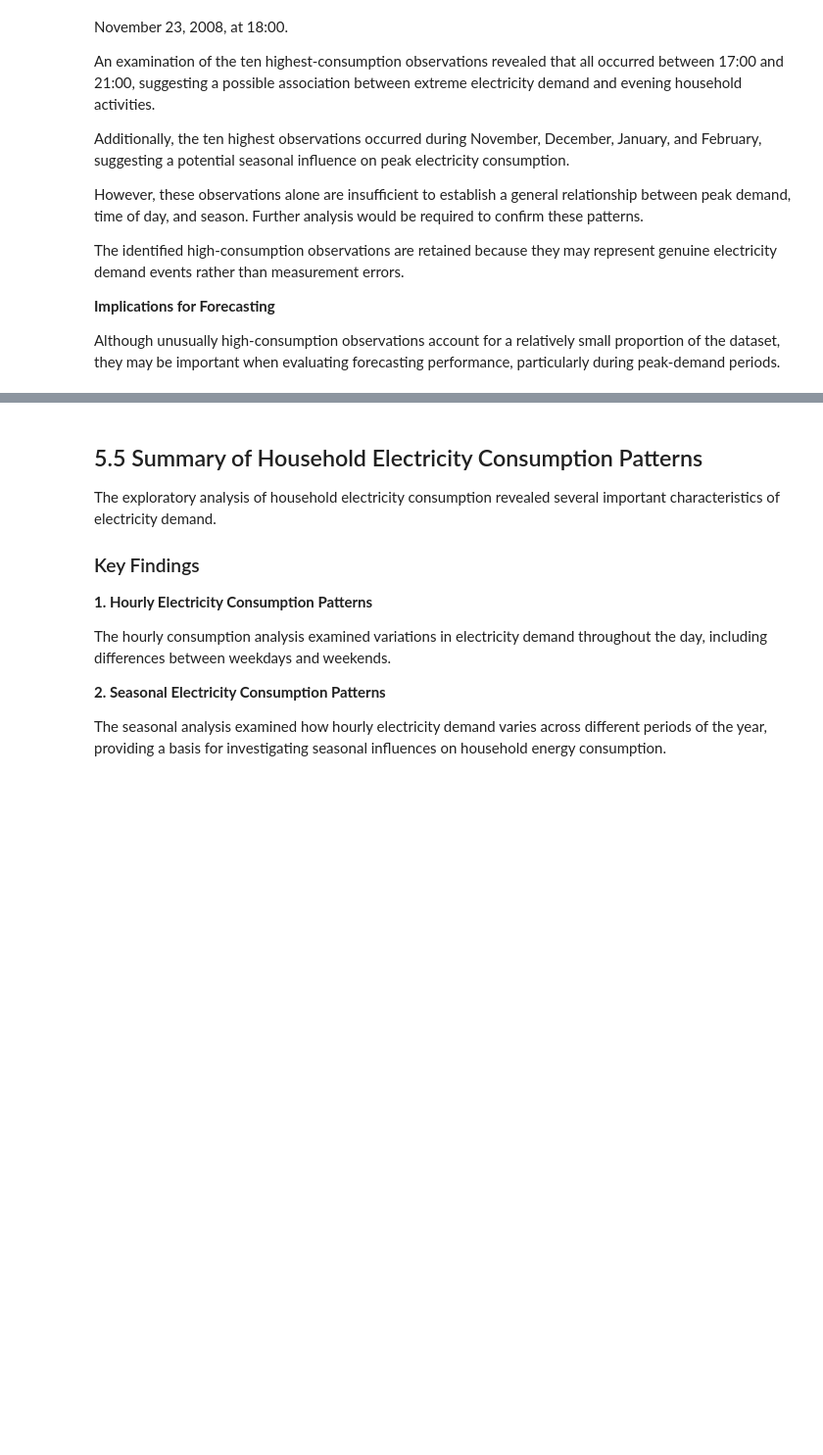
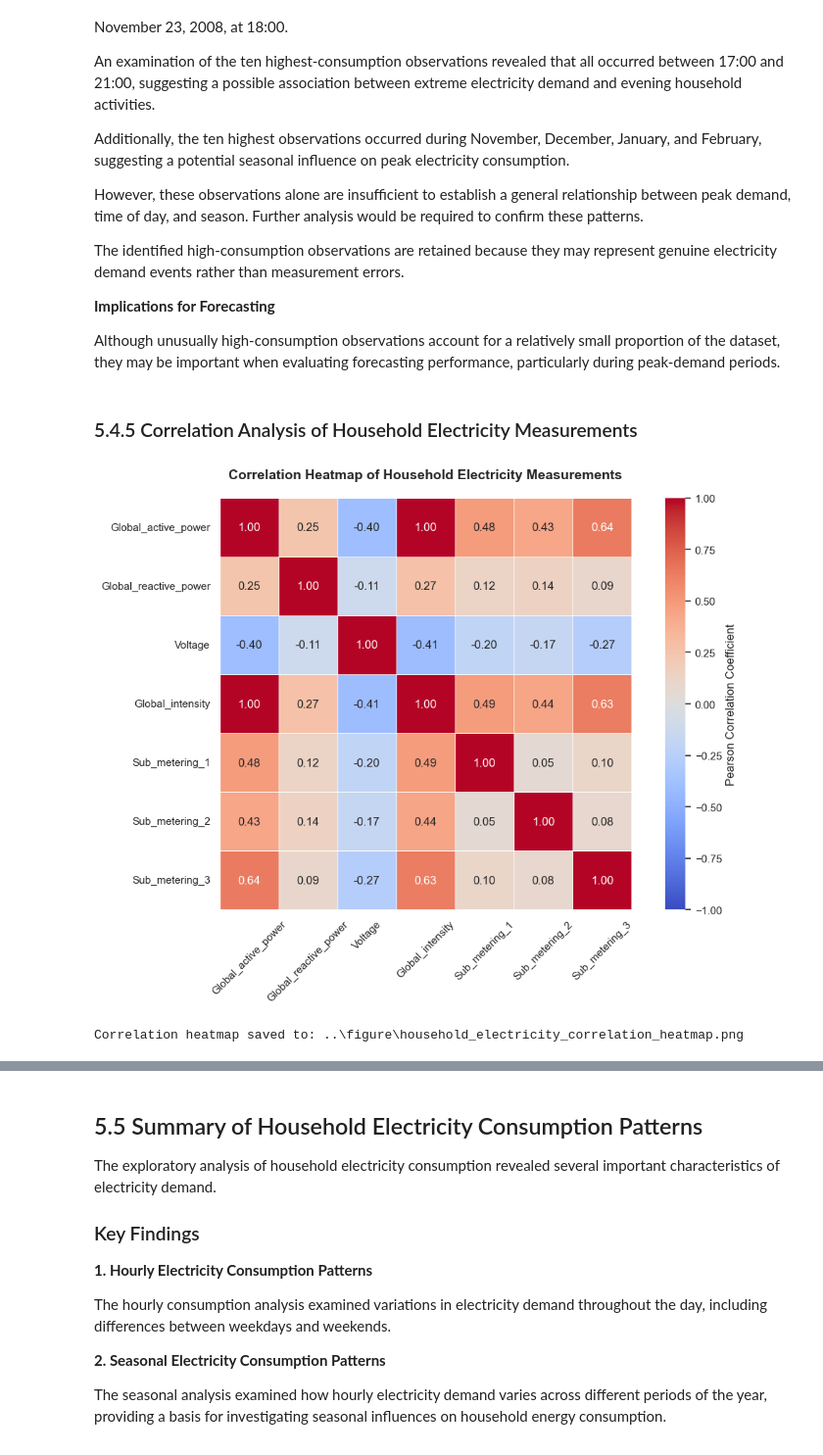
Before and after one commit to damisar/Household_Electricity_Consumption_Analysis_and_Forecasting, a Jupyter notebook: notebook/Household_Electricity_Consumption_Analysis_and_Forecasting.ipynb, the cells around one changed output, grey strips where cells are left out. Shown at 98% size. Cells and saved outputs as stored; diff of their text form; code cells hidden in the pictures; blank space fills up the shorter version.

Commit message:
Add correlation heatmap and EDA interpretation

```diff
--- a/notebook/Household_Electricity_Consumption_Analysis_and_Forecasting.ipynb
+++ b/notebook/Household_Electricity_Consumption_Analysis_and_Forecasting.ipynb
@@ -2826,3 +2826,78 @@ The identified high-consumption observations are retained because they may repre
 **Implications for Forecasting**
 
 Although unusually high-consumption observations account for a relatively small proportion of the dataset, they may be important when evaluating forecasting performance, particularly during peak-demand periods.
+# %% [markdown]
+
+### 5.4.5 Correlation Analysis of Household Electricity Measurements
+# %%
+
+# Correlation Heatmap of Household Electricity Measurements
+
+# Select the seven electricity measurement variables
+correlation_columns = [
+    "Global_active_power",
+    "Global_reactive_power",
+    "Voltage",
+    "Global_intensity",
+    "Sub_metering_1",
+    "Sub_metering_2",
+    "Sub_metering_3"
+]
+
+# Calculate Pearson correlation coefficients
+correlation_matrix = df_eda[correlation_columns].corr(
+    method="pearson"
+)
+
+# Set visualization style
+sns.set_theme(style="white")
+
+fig, ax = plt.subplots(figsize=(11, 8))
+
+sns.heatmap(
+    correlation_matrix,
+    annot=True,
+    fmt=".2f",
+    cmap="coolwarm",
+    vmin=-1,
+    vmax=1,
+    center=0,
+    linewidths=0.5,
+    square=True,
+    cbar_kws={"label": "Pearson Correlation Coefficient"},
+    ax=ax
+)
+
+ax.set_title(
+    "Correlation Heatmap of Household Electricity Measurements",
+    fontsize=14,
+    fontweight="bold",
+    pad=20
+)
+
+ax.tick_params(axis="x", rotation=45)
+ax.tick_params(axis="y", rotation=0)
+
+plt.tight_layout()
+
+# Save visualization
+figure_dir = Path("../figure")
+figure_dir.mkdir(parents=True, exist_ok=True)
+
+figure_path = (
+    figure_dir /
+    "household_electricity_correlation_heatmap.png"
+)
+
+fig.savefig(
+    figure_path,
+    dpi=300,
+    bbox_inches="tight"
+)
+
+plt.show()
+
+print("Correlation heatmap saved to:", figure_path)
+# %% [output]
+[figure, added]
+Correlation heatmap saved to: ..\figure\household_electricity_correlation_heatmap.png
```
Also changed, not shown: parts of 5 cells of this notebook, 1 other file.
